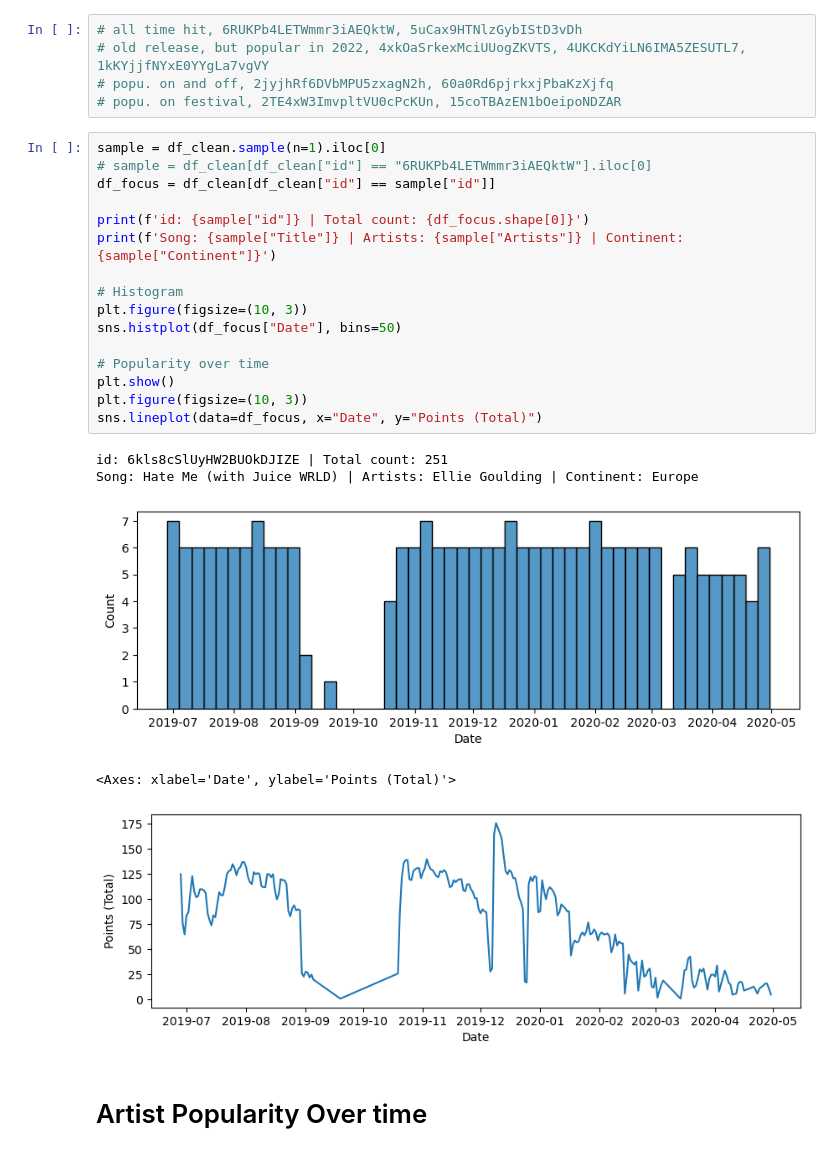
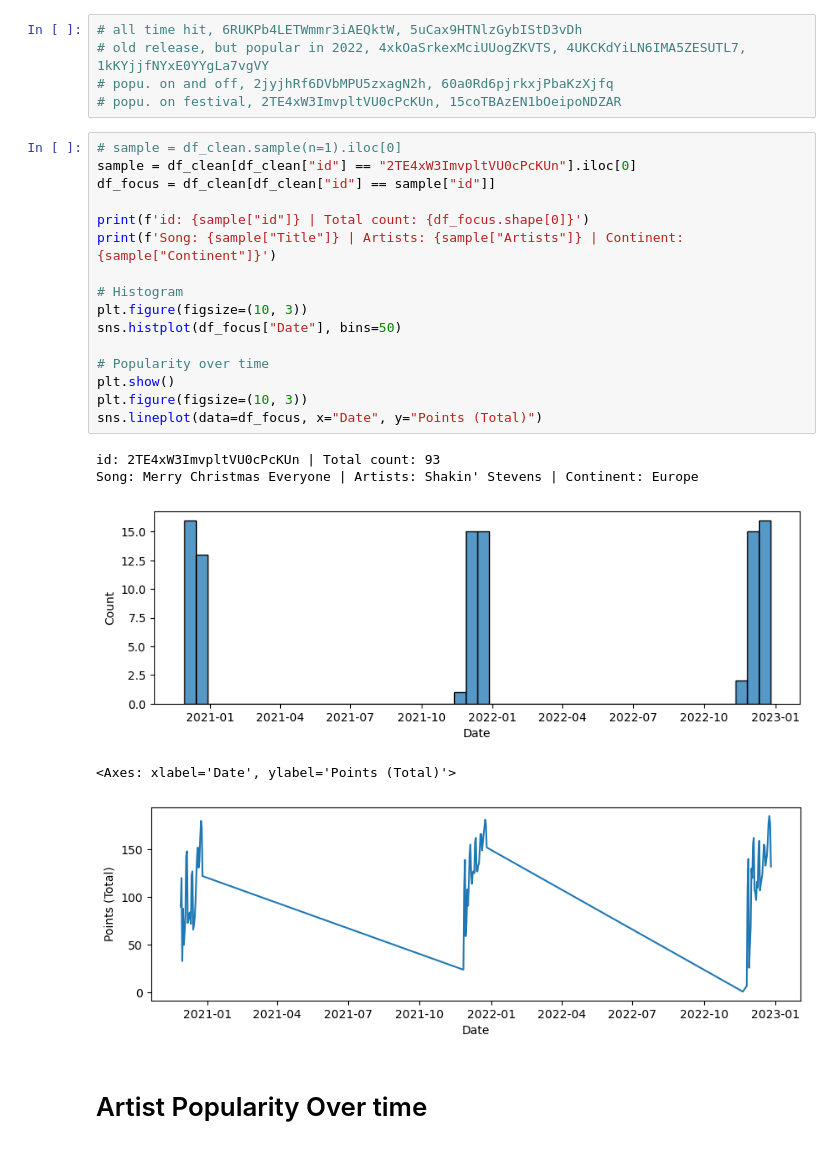
Before and after one commit to chauwat/spotify-analysist, a Jupyter notebook: visualise-new-area.ipynb, the cells around one changed output. Cells and saved outputs as stored; diff of their text form.

```diff
--- a/visualise-new-area.ipynb
+++ b/visualise-new-area.ipynb
@@ -39,27 +127,27 @@ df_clean = df.drop_duplicates(subset=["Date", "id"], keep="last").copy()
 # popu. on and off, 2jyjhRf6DVbMPU5zxagN2h, 60a0Rd6pjrkxjPbaKzXjfq
 # popu. on festival, 2TE4xW3ImvpltVU0cPcKUn, 15coTBAzEN1bOeipoNDZAR
 # %%
-sample = df_clean.sample(n=1).iloc[0]
-# sample = df_clean[df_clean["id"] == "6RUKPb4LETWmmr3iAEQktW"].iloc[0]
+# sample = df_clean.sample(n=1).iloc[0]
+sample = df_clean[df_clean["id"] == "2TE4xW3ImvpltVU0cPcKUn"].iloc[0]
 df_focus = df_clean[df_clean["id"] == sample["id"]]
 
 print(f'id: {sample["id"]} | Total count: {df_focus.shape[0]}')
 print(f'Song: {sample["Title"]} | Artists: {sample["Artists"]} | Continent: {sample["Continent"]}')
 
 # Histogram
 plt.figure(figsize=(10, 3))
 sns.histplot(df_focus["Date"], bins=50)
 
 # Popularity over time
 plt.show()
 plt.figure(figsize=(10, 3))
 sns.lineplot(data=df_focus, x="Date", y="Points (Total)")
 # %% [output]
-id: 6kls8cSlUyHW2BUOkDJIZE | Total count: 251
-Song: Hate Me (with Juice WRLD) | Artists: Ellie Goulding | Continent: Europe
+id: 2TE4xW3ImvpltVU0cPcKUn | Total count: 93
+Song: Merry Christmas Everyone | Artists: Shakin' Stevens | Continent: Europe
-[figure, old version]
+[figure, new version]
 <Axes: xlabel='Date', ylabel='Points (Total)'>
-[figure, old version]
+[figure, new version]
 # %% [markdown]
 # Artist Popularity Over time
 # %%
```
Also changed, not shown: parts of 18 cells of this notebook.
